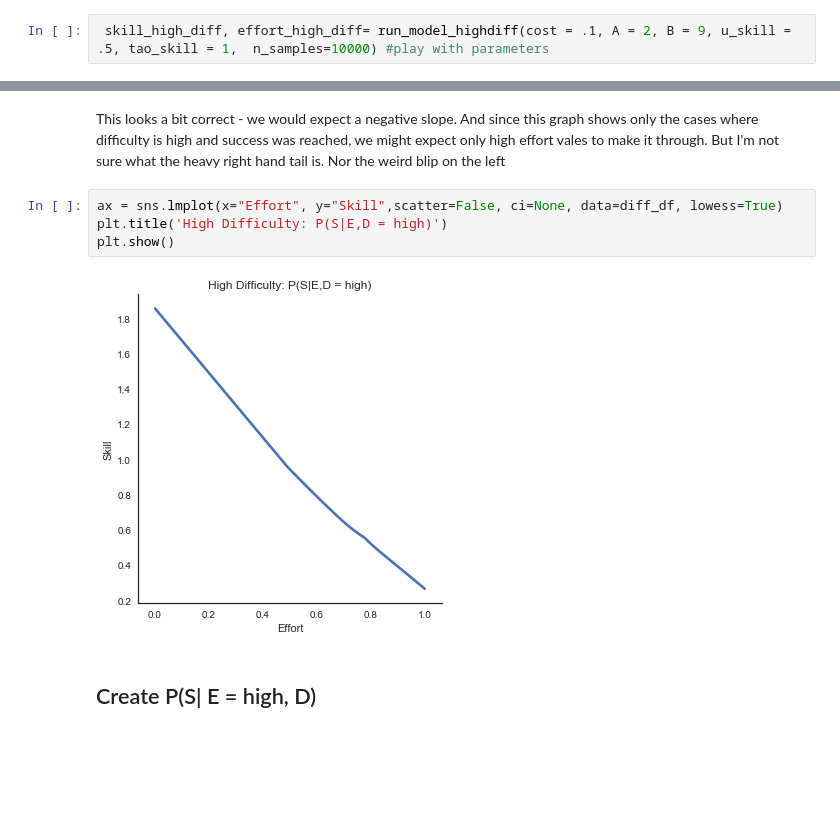
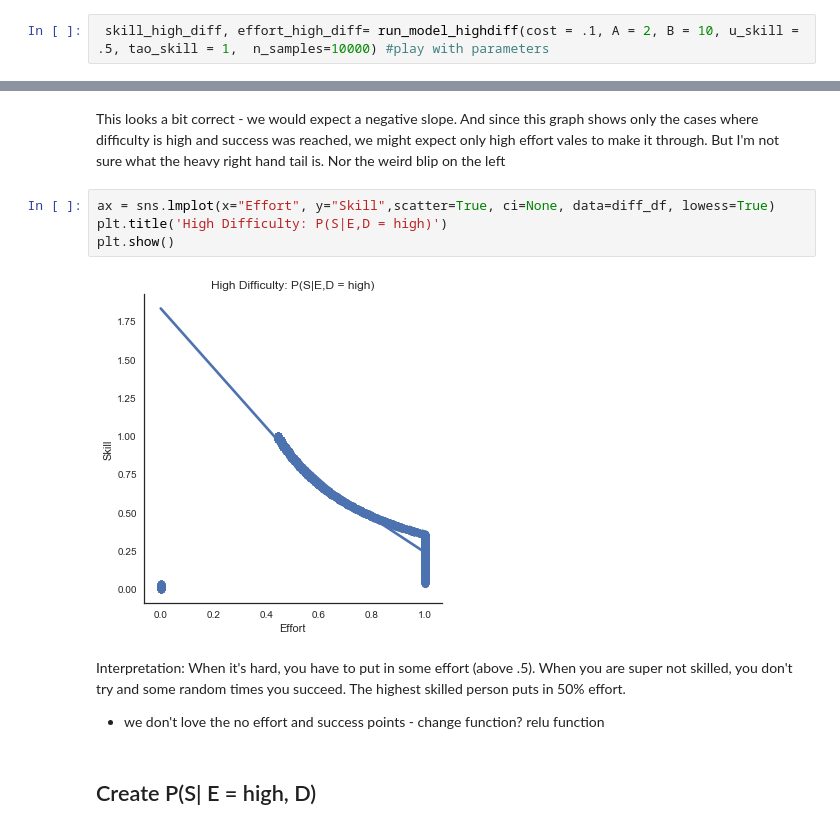
Before and after one commit to jlnrd/Effort, a Jupyter notebook: Effort_optimization_Inferring_Comp.ipynb, the cells around one changed output, grey strips where cells are left out. Cells and saved outputs as stored; diff of their text form; blank space fills up the shorter version.

```diff
--- a/Effort_optimization_Inferring_Comp.ipynb
+++ b/Effort_optimization_Inferring_Comp.ipynb
@@ -358,7 +358,7 @@ def run_model_highdiff(cost, A, B, u_skill, tao_skill, n_samples=10000):
 
     return skill_high_diff , eff_high_diff
 # %%
- skill_high_diff, effort_high_diff= run_model_highdiff(cost = .1, A = 2, B = 9, u_skill = .5, tao_skill = 1,  n_samples=10000) #play with parameters
+ skill_high_diff, effort_high_diff= run_model_highdiff(cost = .1, A = 2, B = 10, u_skill = .5, tao_skill = 1,  n_samples=10000) #play with parameters
 # %%
 d = {'Skill':  skill_high_diff, 'Effort': effort_high_diff}
 diff_df = pd.DataFrame(data=d)
@@ -378,11 +373,15 @@ diff_df.plot.scatter('Effort','Skill')
 # %% [markdown]
 This looks a bit correct - we would expect a negative slope. And since this graph shows only the cases where difficulty is high and success was reached, we might expect only high effort vales to make it through. But I'm not sure what the heavy right hand tail is. Nor the weird blip on the left
 # %%
-ax = sns.lmplot(x="Effort", y="Skill",scatter=False, ci=None, data=diff_df, lowess=True)
+ax = sns.lmplot(x="Effort", y="Skill",scatter=True, ci=None, data=diff_df, lowess=True)
 plt.title('High Difficulty: P(S|E,D = high)')
 plt.show()
 # %% [output]
-[figure, old version]
+[figure, new version]
+# %% [markdown]
+Interpretation: When it's hard, you have to put in some effort (above .5). When you are super not skilled, you don't try and some random times you succeed. The highest skilled person puts in 50% effort.
+
+* we don't love the no effort and success points  - change function? relu function
 # %% [markdown]
 ## Create P(S| E = high, D)
 # %%
```
Also changed, not shown: parts of 3 cells of this notebook.
